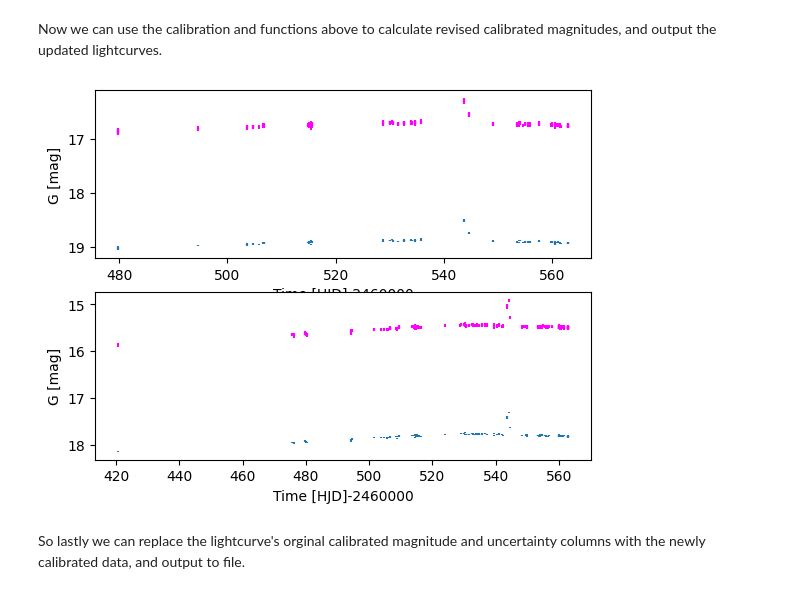
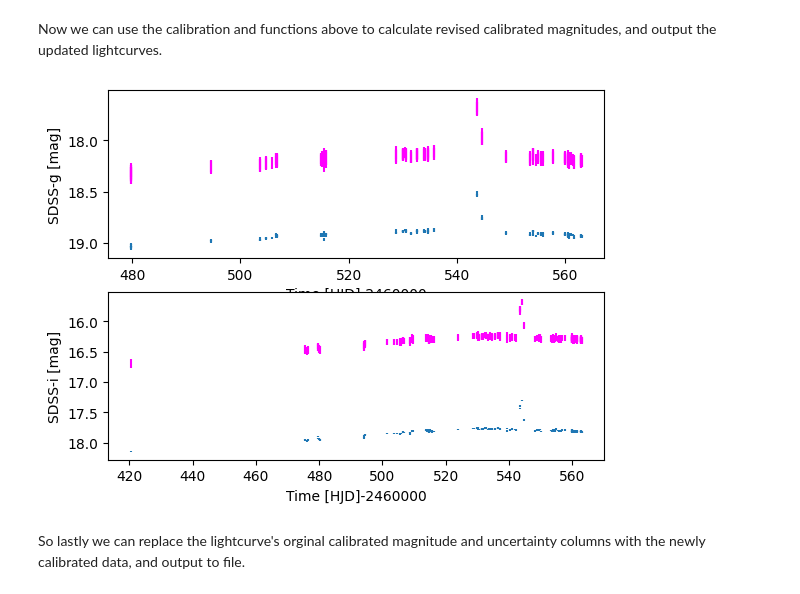
Before and after one commit to rachel3834/robonet_tools, a Jupyter notebook: colour_analysis/multiband_phot_calibration.ipynb, the cells around one changed output. Saved outputs shown, nothing was run; the diff lists cells and outputs as text; code cells hidden in the pictures.

Commit message:
Revised approach for two-band SDSS based photometric calibration

```diff
--- a/colour_analysis/multiband_phot_calibration.ipynb
+++ b/colour_analysis/multiband_phot_calibration.ipynb
@@ -216,0 +279,9 @@ We need to output calibrated timeseries photometry in order to model the event,
+# %%
+BPRPmag = phot[:,6] - phot[:,8]
+BPRPerr = np.sqrt(phot[:,7]*phot[:,7] + phot[:,9]*phot[:,9])
+phot_sdss = transform_gaiadr3_phot_to_SDSS(phot[:,4], phot[:,5], BPRPmag, BPRPerr)
+gaia_phot_sdss = Table([Column(name='star_field_id', data=select_stars),
+                        phot_sdss['g'], phot_sdss['g_err'],
+                        phot_sdss['r'], phot_sdss['r_err'],
+                        phot_sdss['i'], phot_sdss['i_err']])
+gaia_phot_sdss
@@ -216,0 +333,17 @@ We need to output calibrated timeseries photometry in order to model the event,
+# %%
+# OMEGA instrumental SDSS-gp -> Gaia calibrated SDSS-g
+x = phot[:,0] # OMEGA Instrumental gp mags
+y = gaia_phot_sdss['gmag'] # Gaia mag transformed to SDSS-g
+colours = (phot[:,0] - phot[:,2])  # Using instrumental colours from reference image
+gp_phot_calib = [0.0, 0.0, 0.0]
+
+(gp_phot_calib, gp_calib_covar) = calc_transform(gp_phot_calib, x, y, colours)
+print('Parameters of SDSS-g phot calibration with colour terms: ' + repr(gp_phot_calib))
+
+# OMEGA instrumental SDSS-ip -> Gaia calibrated SDSS-i
+x = phot[:,2] # OMEGA Instrumental ip mags
+y = gaia_phot_sdss['imag']  # Gaia mag transformed to SDSS-i
+ip_phot_calib = [0.0, 0.0, 0.0]
+
+(ip_phot_calib, ip_calib_covar) = calc_transform(ip_phot_calib, x, y, colours)
+print('Parameters of SDSS-i phot calibration with colour terms: ' + repr(ip_phot_calib))
@@ -289,7 +452,7 @@ colours = np.zeros(gp_phot.shape)
 colours[:,0] = np.array([phot[tselect,0] - phot[tselect,2]]*len(gp_phot)) # Target colour in reference image used for all images
 sig_col = np.sqrt(phot[tselect,1]*phot[tselect,1] + phot[tselect,3]*phot[tselect,3])
 colours[:,1] = np.array([sig_col]*len(gp_phot))
-gp_phot = calc_calibrated_mags(phot_calib, calib_covar, gp_phot, colours)
+gp_phot = calc_calibrated_mags(gp_phot_calib, gp_calib_covar, gp_phot, colours)
 
 # SDSS-ip lightcurve
 ip_phot = np.c_[(ip_lc['Instrumental mag'].data,ip_lc['Inst_mag_error'].data)]
@@ -297,7 +460,7 @@ colours = np.zeros(ip_phot.shape)
 colours[:,0] = np.array([phot[tselect,0] - phot[tselect,2]]*len(ip_phot)) # Target colour in reference image used for all images
 sig_col = np.sqrt(phot[tselect,1]*phot[tselect,1] + phot[tselect,3]*phot[tselect,3])
 colours[:,1] = np.array([sig_col]*len(ip_phot))
-ip_phot = calc_calibrated_mags(phot_calib, calib_covar, ip_phot, colours)
+ip_phot = calc_calibrated_mags(ip_phot_calib, ip_calib_covar, ip_phot, colours)
 # %%
 fig, axs = plt.subplots(2,1)
 
@@ -320,40 +483,40 @@ axs[0].errorbar(
 )
 
 axs[0].set_xlabel('Time [HJD]-2460000')
-axs[0].set_ylabel('G [mag]')
+axs[0].set_ylabel('SDSS-g [mag]')
 
 [xmin, xmax, ymin, ymax] = axs[0].axis()
 axs[0].axis([xmin, xmax, ymax, ymin])
 #axs[0].legend()
 
 # Ip - lightcurve
 axs[1].errorbar(
     ip_lc['HJD']-2460000.0,
     ip_lc['Instrumental mag'],
     yerr=ip_lc['Inst_mag_error'],
     marker='.', mfc='k', markersize=1, fmt='none',
     label='Instrumental'
 )
 axs[1].errorbar(
     ip_lc['HJD']-2460000.0,
     ip_phot[:,0],
     yerr=ip_phot[:,1],
     marker='.', markersize=1,
     color='magenta',
     fmt='none',
     label='Calibrated'
 )
 
 axs[1].set_xlabel('Time [HJD]-2460000')
-axs[1].set_ylabel('G [mag]')
+axs[1].set_ylabel('SDSS-i [mag]')
 
 [xmin, xmax, ymin, ymax] = axs[1].axis()
 axs[1].axis([xmin, xmax, ymax, ymin])
 #axs[1].legend()
 
 plt.show()
 # %% [output]
-[figure, old version]
+[figure, new version]
 # %% [markdown]
 So lastly we can replace the lightcurve's orginal calibrated magnitude and uncertainty columns with the newly calibrated data, and output to file.
 # %%
```
Also changed, not shown: parts of 14 cells of this notebook.
